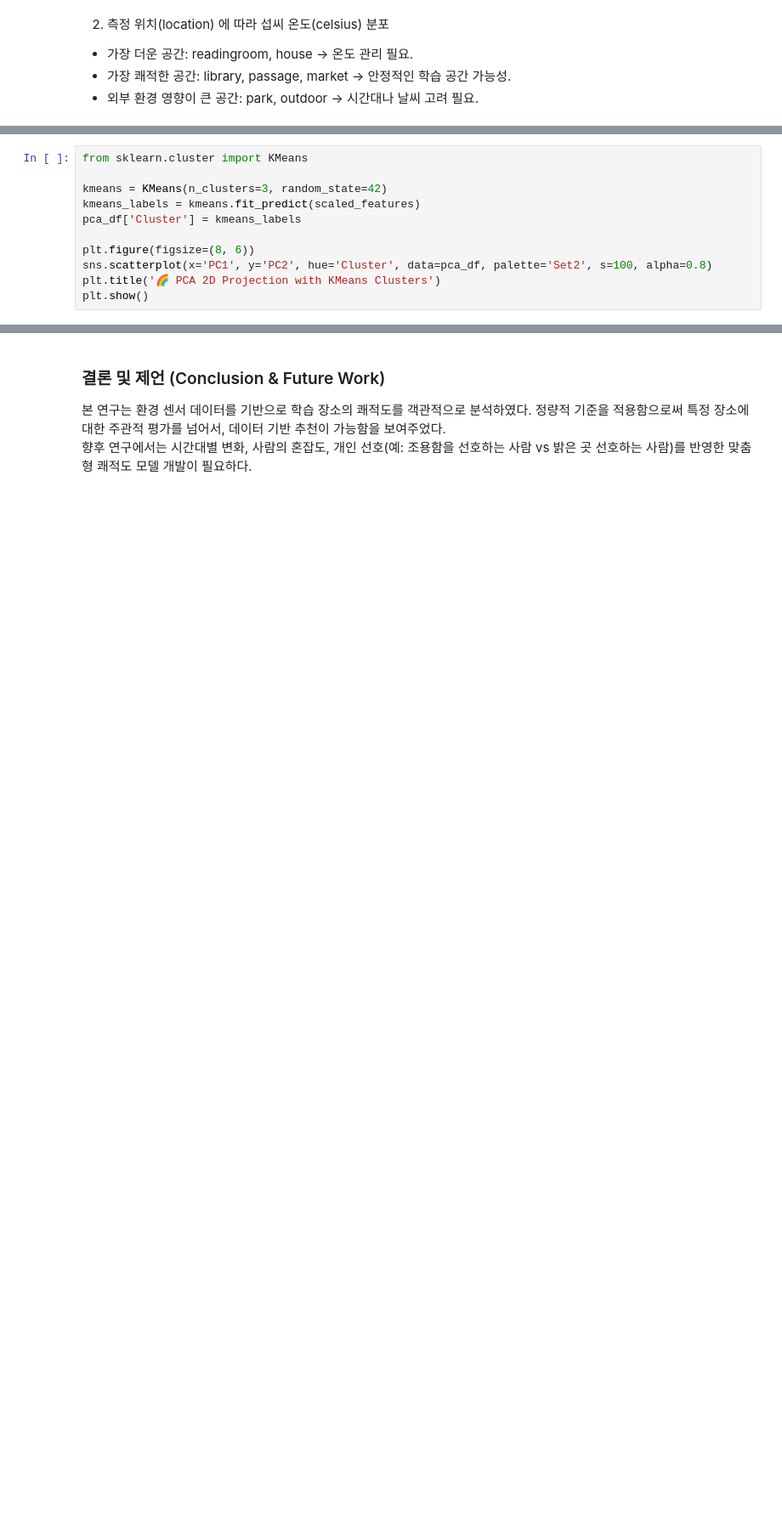
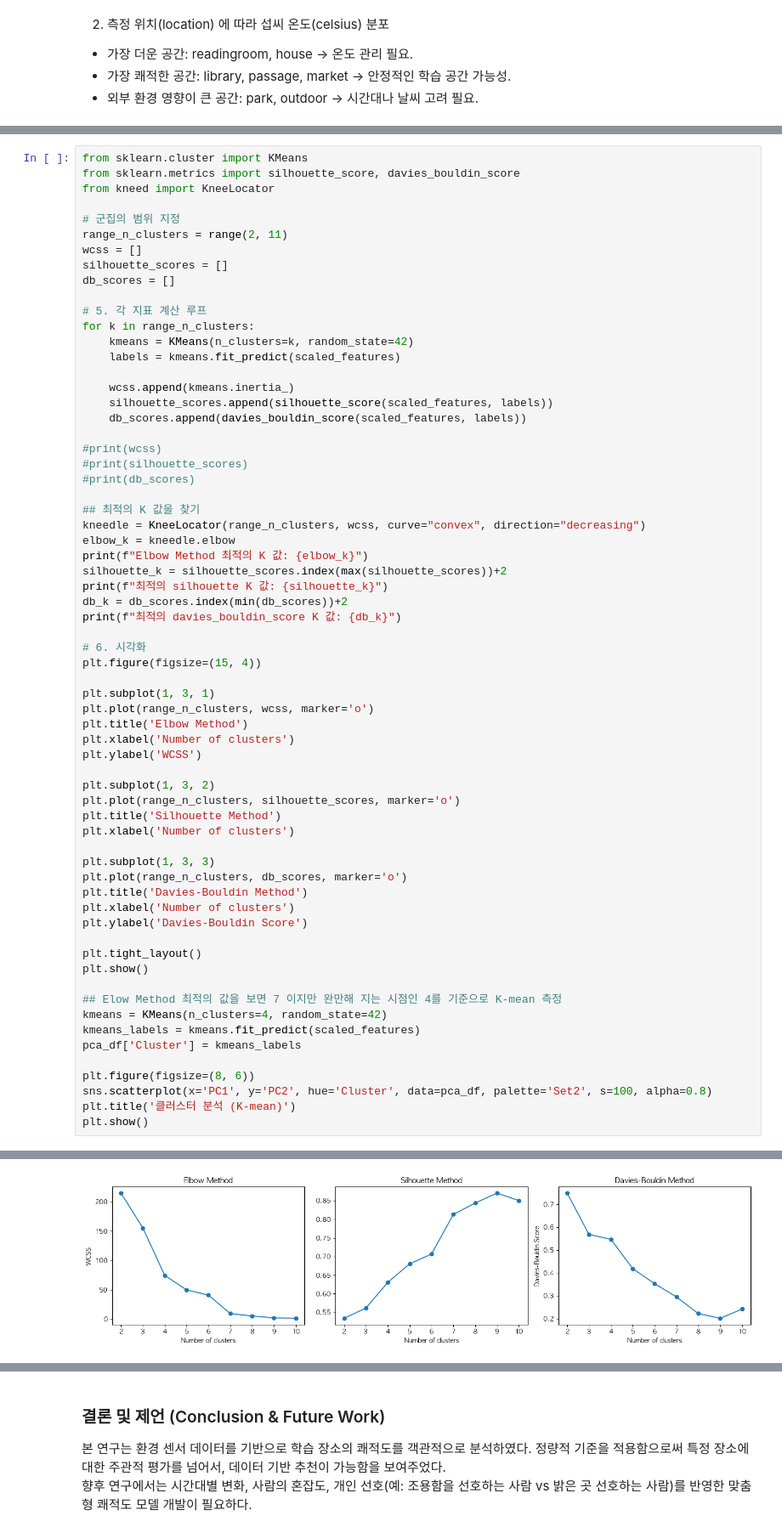
Before and after one commit to Armdiri/TIL, a Jupyter notebook: 아두이노_센서_데이터수집_분석/환경데이터분석_발표.ipynb, the cells around one changed output, grey strips where cells are left out. Shown at 85% size. Saved outputs shown, nothing was run; the diff lists cells and outputs as text; blank space fills up the shorter version.

```diff
--- a/아두이노_센서_데이터수집_분석/환경데이터분석_발표.ipynb
+++ b/아두이노_센서_데이터수집_분석/환경데이터분석_발표.ipynb
@@ -220,11 +221,0 @@ plt.show()
-# %%
-from sklearn.cluster import KMeans
-
-kmeans = KMeans(n_clusters=3, random_state=42)
-kmeans_labels = kmeans.fit_predict(scaled_features)
-pca_df['Cluster'] = kmeans_labels
-
-plt.figure(figsize=(8, 6))
-sns.scatterplot(x='PC1', y='PC2', hue='Cluster', data=pca_df, palette='Set2', s=100, alpha=0.8)
-plt.title('🌈 PCA 2D Projection with KMeans Clusters')
-plt.show()
@@ -232,0 +222,66 @@ plt.show()
+# %%
+from sklearn.cluster import KMeans
+from sklearn.metrics import silhouette_score, davies_bouldin_score
+from kneed import KneeLocator
+
+# 군집의 범위 지정
+range_n_clusters = range(2, 11)
+wcss = []
+silhouette_scores = []
+db_scores = []
+
+# 5. 각 지표 계산 루프
+for k in range_n_clusters:
+    kmeans = KMeans(n_clusters=k, random_state=42)
+    labels = kmeans.fit_predict(scaled_features)
+
+    wcss.append(kmeans.inertia_)
+    silhouette_scores.append(silhouette_score(scaled_features, labels))
+    db_scores.append(davies_bouldin_score(scaled_features, labels))
+
+#print(wcss)
+#print(silhouette_scores)
+#print(db_scores)
+
+## 최적의 K 값을 찾기
+kneedle = KneeLocator(range_n_clusters, wcss, curve="convex", direction="decreasing")
+elbow_k = kneedle.elbow
+print(f"Elbow Method 최적의 K 값: {elbow_k}")
+silhouette_k = silhouette_scores.index(max(silhouette_scores))+2
+print(f"최적의 silhouette K 값: {silhouette_k}")
+db_k = db_scores.index(min(db_scores))+2
+print(f"최적의 davies_bouldin_score K 값: {db_k}")
+
+# 6. 시각화
+plt.figure(figsize=(15, 4))
+
+plt.subplot(1, 3, 1)
+plt.plot(range_n_clusters, wcss, marker='o')
+plt.title('Elbow Method')
+plt.xlabel('Number of clusters')
+plt.ylabel('WCSS')
+
+plt.subplot(1, 3, 2)
+plt.plot(range_n_clusters, silhouette_scores, marker='o')
+plt.title('Silhouette Method')
+plt.xlabel('Number of clusters')
+
+plt.subplot(1, 3, 3)
+plt.plot(range_n_clusters, db_scores, marker='o')
+plt.title('Davies-Bouldin Method')
+plt.xlabel('Number of clusters')
+plt.ylabel('Davies-Bouldin Score')
+
+plt.tight_layout()
+plt.show()
+
+## Elow Method 최적의 값을 보면 7 이지만 완만해 지는 시점인 4를 기준으로 K-mean 측정
+kmeans = KMeans(n_clusters=4, random_state=42)
+kmeans_labels = kmeans.fit_predict(scaled_features)
+pca_df['Cluster'] = kmeans_labels
+
+plt.figure(figsize=(8, 6))
+sns.scatterplot(x='PC1', y='PC2', hue='Cluster', data=pca_df, palette='Set2', s=100, alpha=0.8)
+plt.title('클러스터 분석 (K-mean)')
+plt.show()
+# %% [output]
@@ -232,0 +291 @@ plt.show()
+[figure, added]
```
Also changed, not shown: parts of 19 cells of this notebook, 1 other file.
